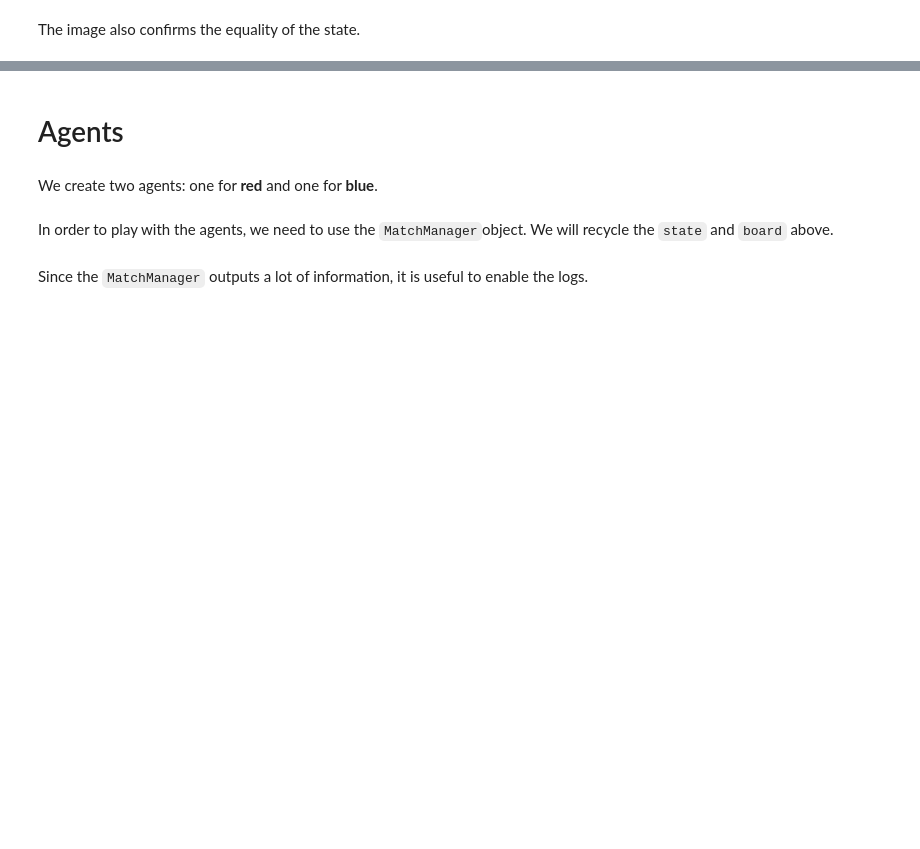
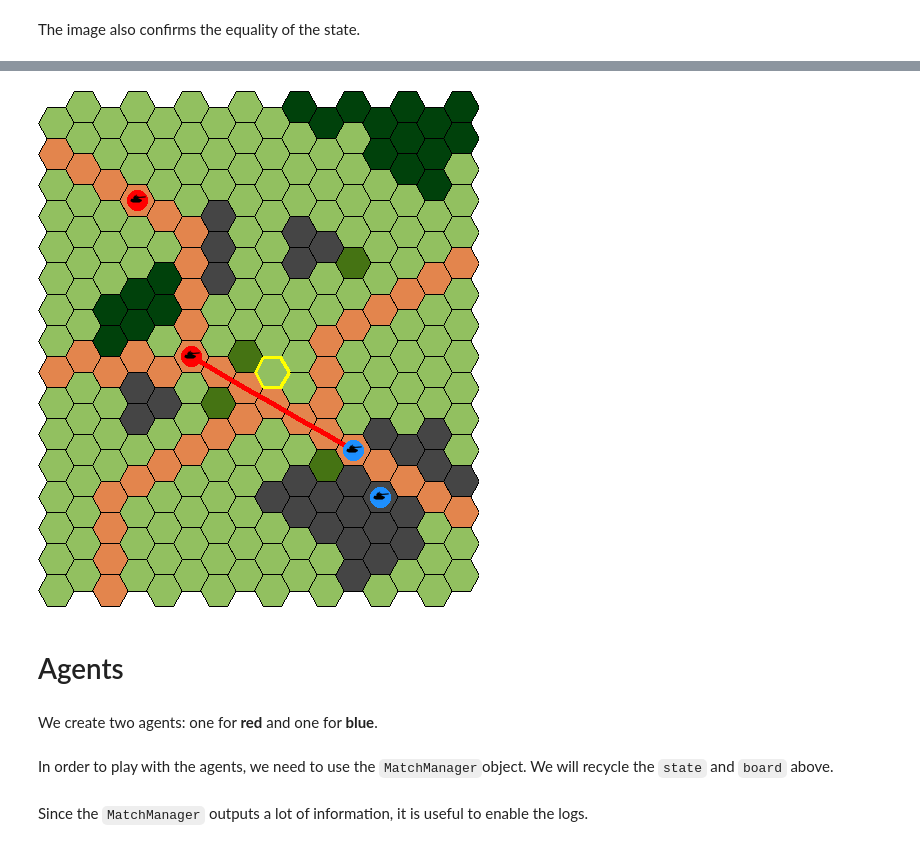
Before and after one commit to IDSIA/NewTechnoWar, a Jupyter notebook: code/tutorial.ipynb, the cells around one changed output, grey strips where cells are left out. Drawn from its saved outputs; the diff is of its cells as text; code cells hidden in the pictures; blank space fills up the shorter version.

```diff
--- a/code/tutorial.ipynb
+++ b/code/tutorial.ipynb
@@ -102,3 +118,9 @@ The image also confirms the equality of the state.
+# %%
+m = gm.actionAttack(board, state, rTank1, bTank3, rTank1.weapons['CA'])
+gm.step(board, state, m)
+drawState(board, state, True)
+# %% [output]
+[figure, added]
 # %% [markdown]
 # Agents
 # %% [markdown]
```
Also changed, not shown: parts of 15 cells of this notebook, 2 other files.
